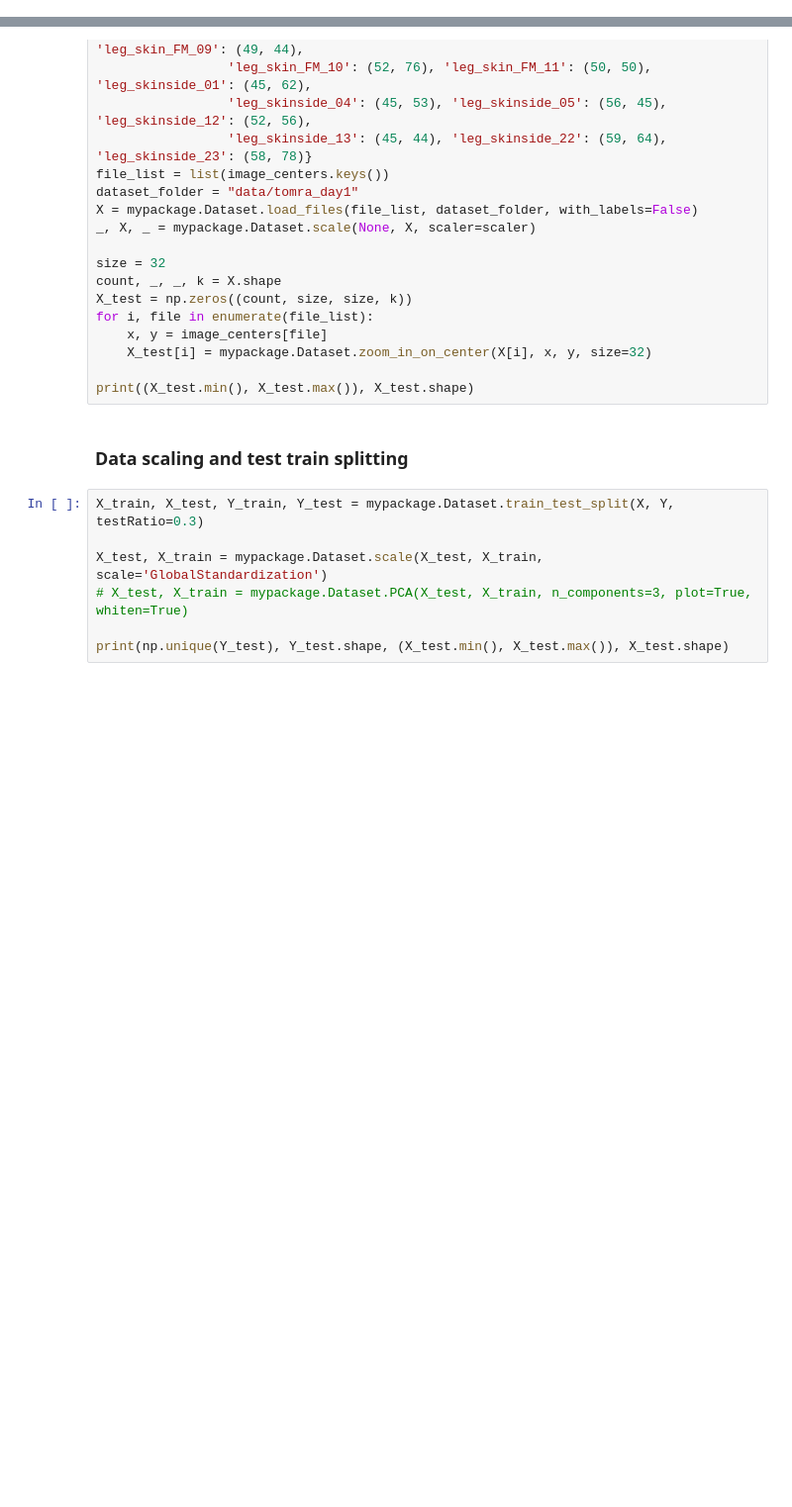
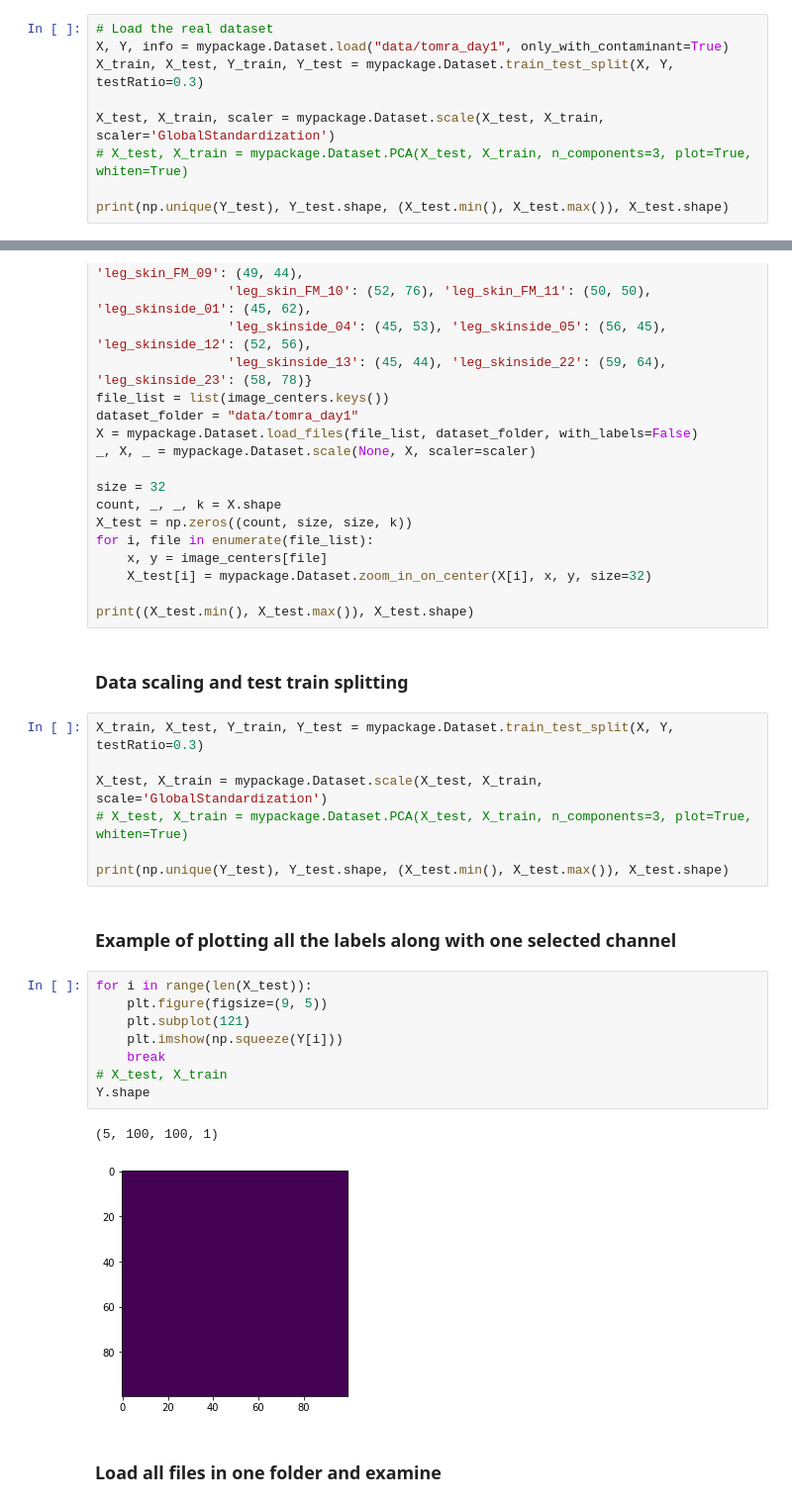
Before and after one commit to thortom/multispectral-chicken, a Jupyter notebook: DataLoadingExamples.ipynb, the cells around one changed output, grey strips where cells are left out. Shown at 99% size. Drawn from its saved outputs; the diff is of its cells as text; blank space fills up the shorter version.

```diff
--- a/DataLoadingExamples.ipynb
+++ b/DataLoadingExamples.ipynb
@@ -23,0 +29,9 @@ print(np.unique(Y_test), Y_test.shape, (X_test.min(), X_test.max()), X_test.shap
+# %%
+# Load the real dataset
+X, Y, info = mypackage.Dataset.load("data/tomra_day1", only_with_contaminant=True)
+X_train, X_test, Y_train, Y_test = mypackage.Dataset.train_test_split(X, Y, testRatio=0.3)
+
+X_test, X_train, scaler = mypackage.Dataset.scale(X_test, X_train, scaler='GlobalStandardization')
+# X_test, X_train = mypackage.Dataset.PCA(X_test, X_train, n_components=3, plot=True, whiten=True)
+
+print(np.unique(Y_test), Y_test.shape, (X_test.min(), X_test.max()), X_test.shape)
@@ -88,3 +104,18 @@ X_test, X_train = mypackage.Dataset.scale(X_test, X_train, scale='GlobalStandard
 # X_test, X_train = mypackage.Dataset.PCA(X_test, X_train, n_components=3, plot=True, whiten=True)
 
 print(np.unique(Y_test), Y_test.shape, (X_test.min(), X_test.max()), X_test.shape)
+# %% [markdown]
+### Example of plotting all the labels along with one selected channel
+# %%
+for i in range(len(X_test)):
+    plt.figure(figsize=(9, 5))
+    plt.subplot(121)
+    plt.imshow(np.squeeze(Y[i]))
+    break
+# X_test, X_train
+Y.shape
+# %% [output]
+(5, 100, 100, 1)
+[figure, added]
+# %% [markdown]
+### Load all files in one folder and examine
```
Also changed, not shown: parts of 6 cells of this notebook, 6 other files.
